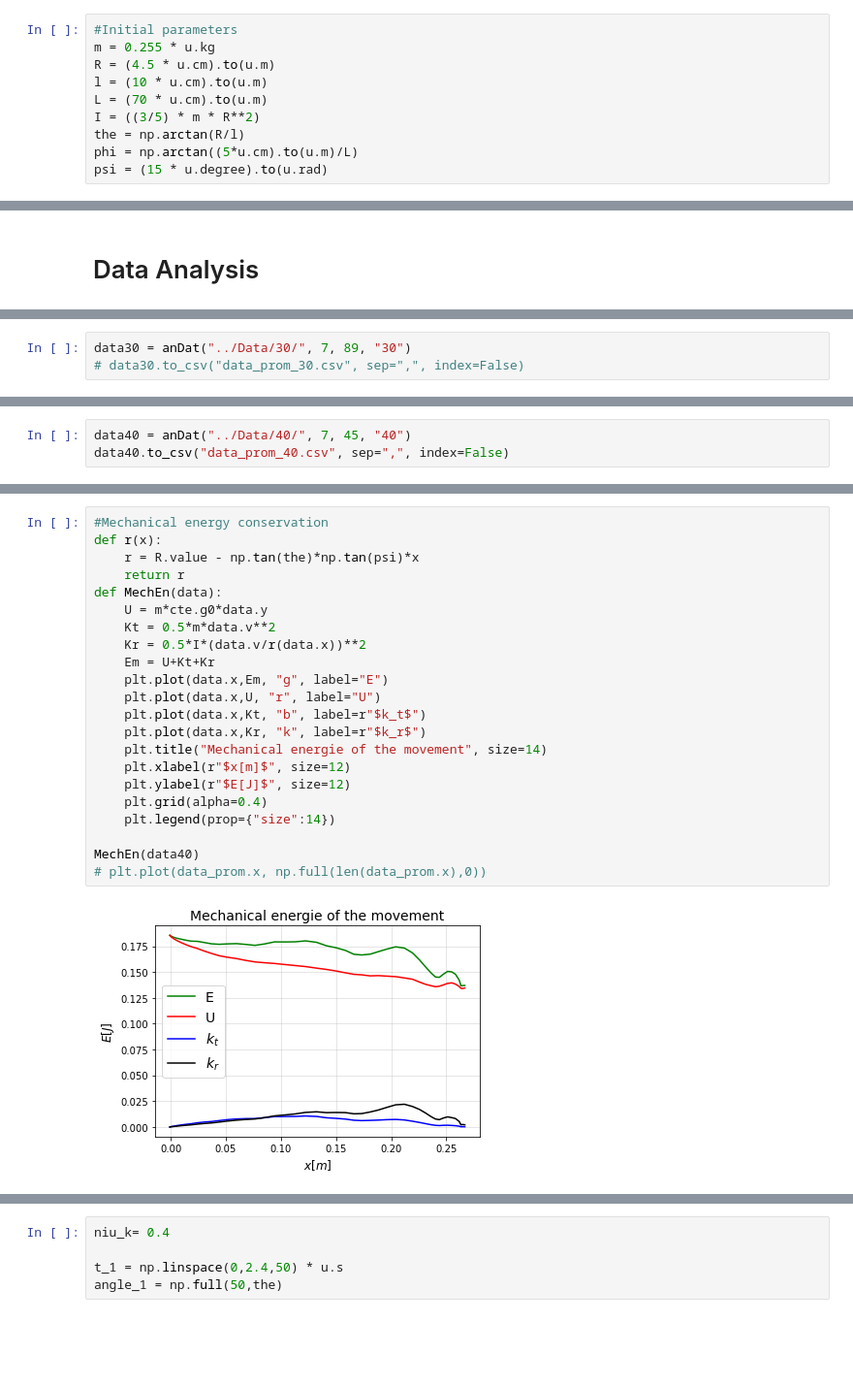
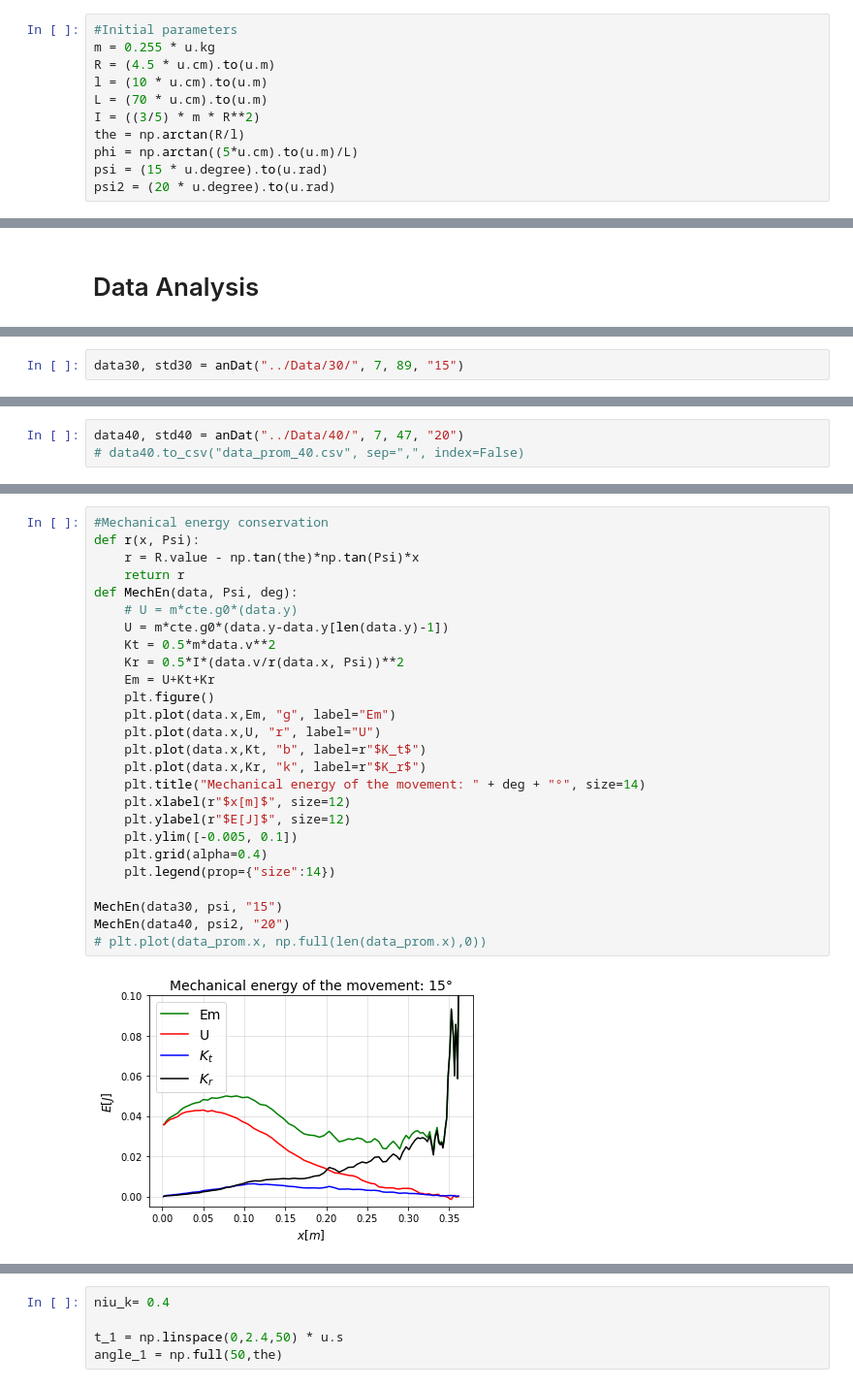
Before and after one commit to Vendetta0462/ProyectoDoubleCone, a Jupyter notebook: Code/Proyecto_Doble_Cono.ipynb, the cells around one changed output, grey strips where cells are left out. Shown at 97% size. Cells and saved outputs as stored; diff of their text form; blank space fills up the shorter version.

```diff
--- a/Code/Proyecto_Doble_Cono.ipynb
+++ b/Code/Proyecto_Doble_Cono.ipynb
@@ -15,6 +15,7 @@ I = ((3/5) * m * R**2)
 the = np.arctan(R/l)
 phi = np.arctan((5*u.cm).to(u.m)/L)
 psi = (15 * u.degree).to(u.rad)
+psi2 = (20 * u.degree).to(u.rad)
 # %%
 #Validating tangents condition and calculating equilibrium psi
 if np.tan(phi) < np.tan(psi)*np.tan(the):
@@ -68,0 +82,2 @@ def anDat (loc, cant, tmax_id, deg):
+# %%
+data30, std30 = anDat("../Data/30/", 7, 89, "15")
@@ -69,4 +87,4 @@ def anDat (loc, cant, tmax_id, deg):
 # %%
-data30 = anDat("../Data/30/", 7, 89, "30")
-# data30.to_csv("data_prom_30.csv", sep=",", index=False)
+data40, std40 = anDat("../Data/40/", 7, 47, "20")
+# data40.to_csv("data_prom_40.csv", sep=",", index=False)
 # %% [output]
@@ -75,3 +92,0 @@ data30 = anDat("../Data/30/", 7, 89, "30")
-# %%
-data40 = anDat("../Data/40/", 7, 45, "40")
-data40.to_csv("data_prom_40.csv", sep=",", index=False)
@@ -91,25 +103,29 @@ plt.legend()
 [figure]
 # %%
 #Mechanical energy conservation
-def r(x):
-    r = R.value - np.tan(the)*np.tan(psi)*x
+def r(x, Psi):
+    r = R.value - np.tan(the)*np.tan(Psi)*x
     return r
-def MechEn(data):
-    U = m*cte.g0*data.y
+def MechEn(data, Psi, deg):
+    # U = m*cte.g0*(data.y)
+    U = m*cte.g0*(data.y-data.y[len(data.y)-1])
     Kt = 0.5*m*data.v**2
-    Kr = 0.5*I*(data.v/r(data.x))**2
+    Kr = 0.5*I*(data.v/r(data.x, Psi))**2
     Em = U+Kt+Kr
-    plt.plot(data.x,Em, "g", label="E")
+    plt.figure()
+    plt.plot(data.x,Em, "g", label="Em")
     plt.plot(data.x,U, "r", label="U")
-    plt.plot(data.x,Kt, "b", label=r"$k_t$")
-    plt.plot(data.x,Kr, "k", label=r"$k_r$")
-    plt.title("Mechanical energie of the movement", size=14)
+    plt.plot(data.x,Kt, "b", label=r"$K_t$")
+    plt.plot(data.x,Kr, "k", label=r"$K_r$")
+    plt.title("Mechanical energy of the movement: " + deg + "°", size=14)
     plt.xlabel(r"$x[m]$", size=12)
     plt.ylabel(r"$E[J]$", size=12)
+    plt.ylim([-0.005, 0.1])
     plt.grid(alpha=0.4)
     plt.legend(prop={"size":14})
 
-MechEn(data40)
+MechEn(data30, psi, "15")
+MechEn(data40, psi2, "20")
 # plt.plot(data_prom.x, np.full(len(data_prom.x),0))
 # %% [output]
-[figure, old version]
+[figure, new version]
```
Also changed, not shown: parts of 11 cells of this notebook, 8 other files.
